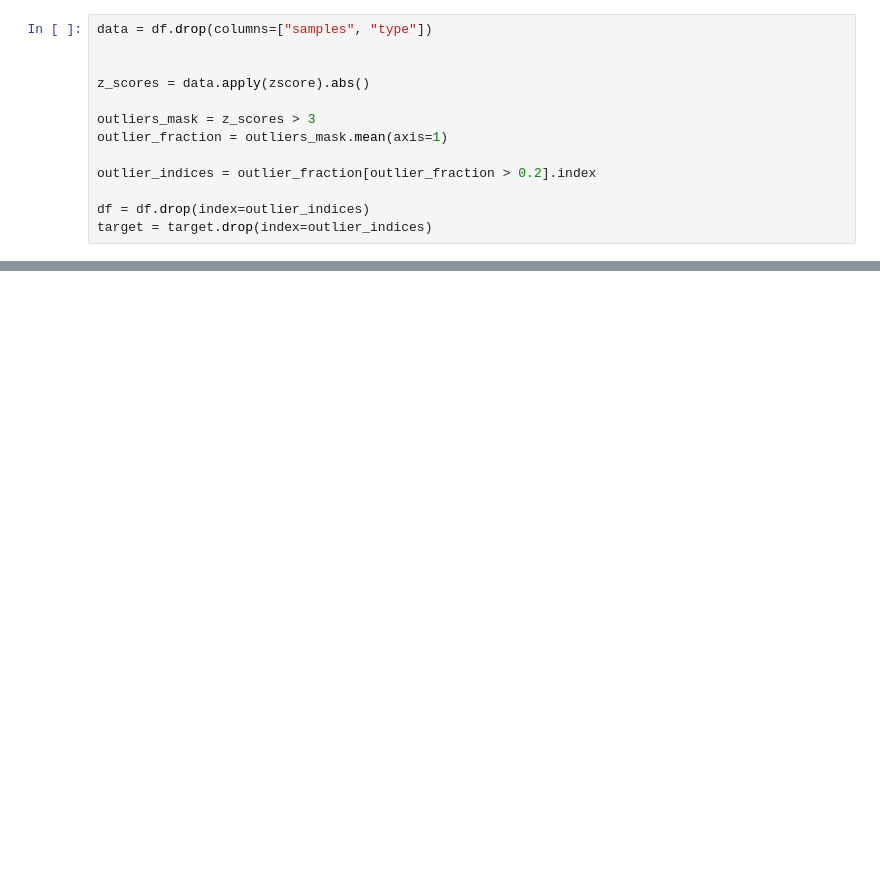
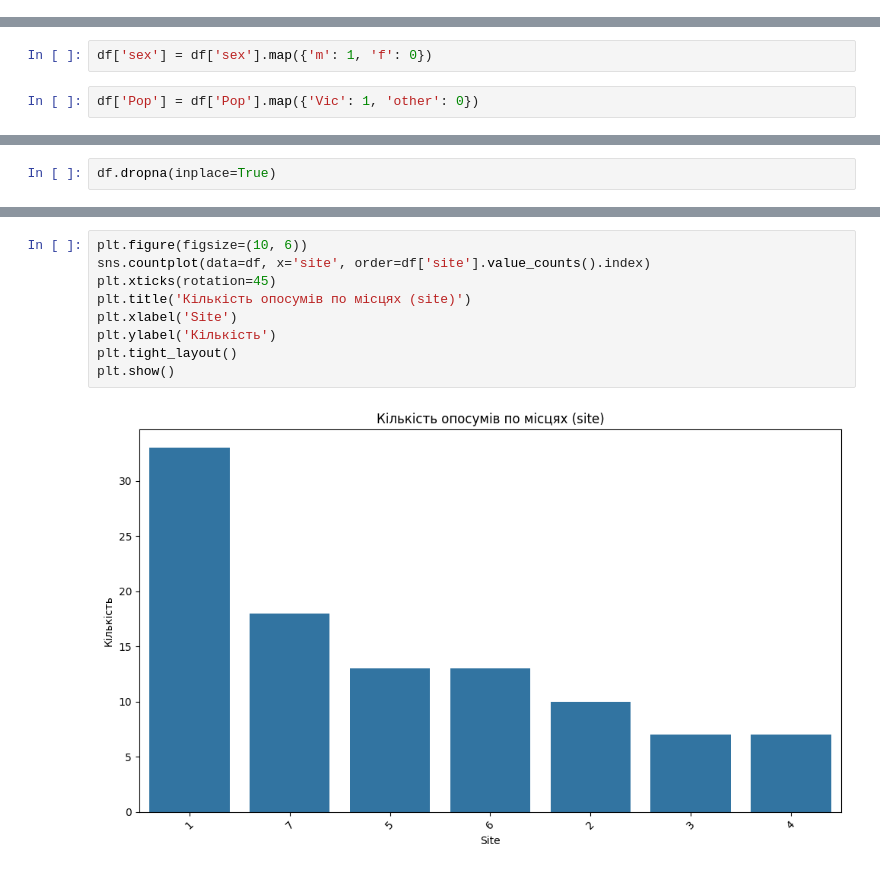
Before and after one commit to thunerous/MH, a Jupyter notebook: ЛР_9_МН_Сiдорцев.ipynb, the cells around one changed output, grey strips where cells are left out. Cells and saved outputs as stored; diff of their text form; blank space fills up the shorter version.

```diff
--- a/ЛР_9_МН_Сiдорцев.ipynb
+++ b/ЛР_9_МН_Сiдорцев.ipynb
@@ -72,13 +56,0 @@ dtype: int64
-# %%
-data = df.drop(columns=["samples", "type"])
-
-
-z_scores = data.apply(zscore).abs()
-
-outliers_mask = z_scores > 3
-outlier_fraction = outliers_mask.mean(axis=1)
-
-outlier_indices = outlier_fraction[outlier_fraction > 0.2].index
-
-df = df.drop(index=outlier_indices)
-target = target.drop(index=outlier_indices)
@@ -235,0 +101,4 @@ plt.show()
+# %%
+df['sex'] = df['sex'].map({'m': 1, 'f': 0})
+# %%
+df['Pop'] = df['Pop'].map({'Vic': 1, 'other': 0})
@@ -235,0 +143,2 @@ plt.show()
+# %%
+df.dropna(inplace=True)
@@ -235,0 +189,11 @@ plt.show()
+# %%
+plt.figure(figsize=(10, 6))
+sns.countplot(data=df, x='site', order=df['site'].value_counts().index)
+plt.xticks(rotation=45)
+plt.title('Кількість опосумів по місцях (site)')
+plt.xlabel('Site')
+plt.ylabel('Кількість')
+plt.tight_layout()
+plt.show()
+# %% [output]
+[figure, added]
```
Also changed, not shown: parts of 53 cells of this notebook.
